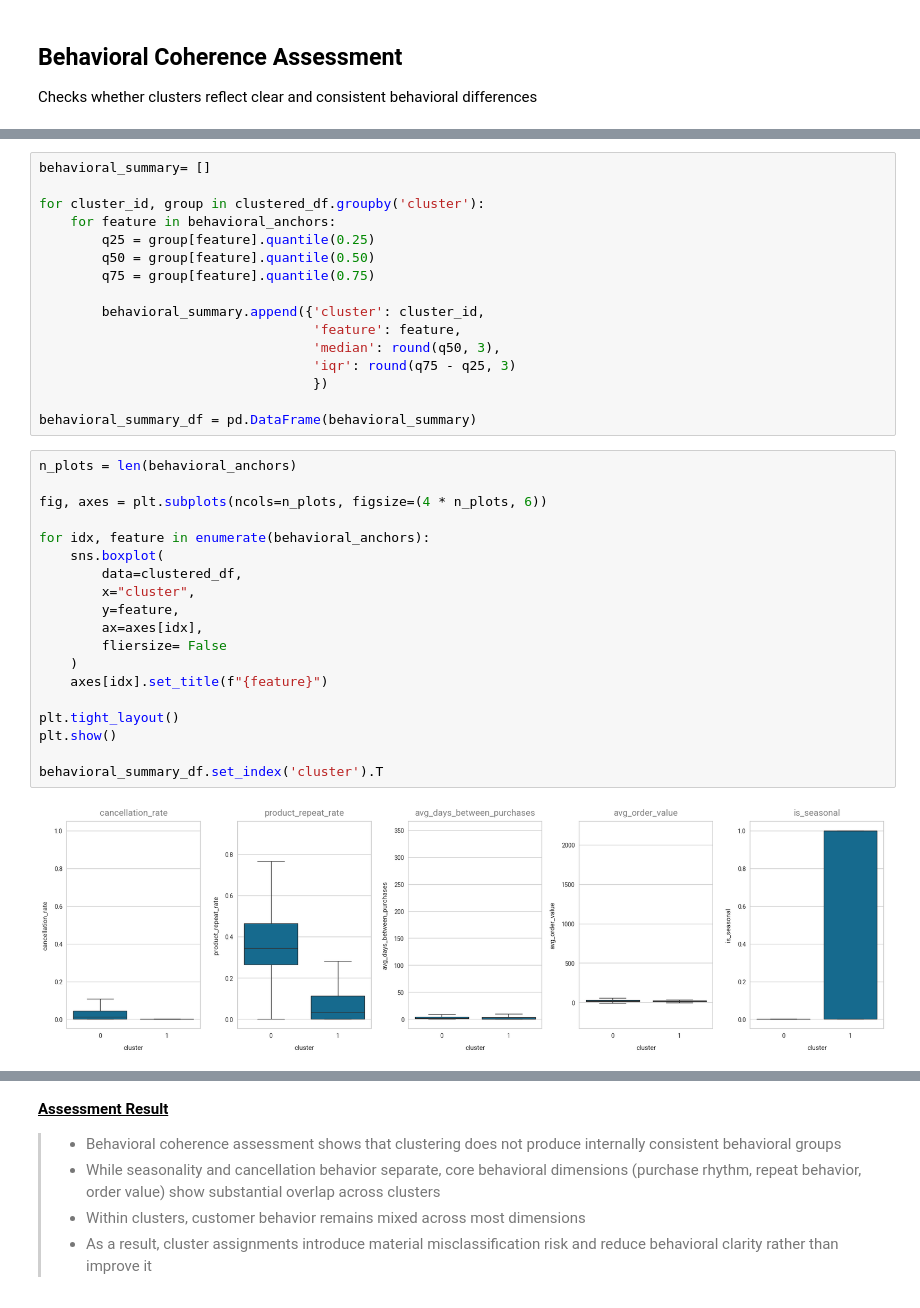
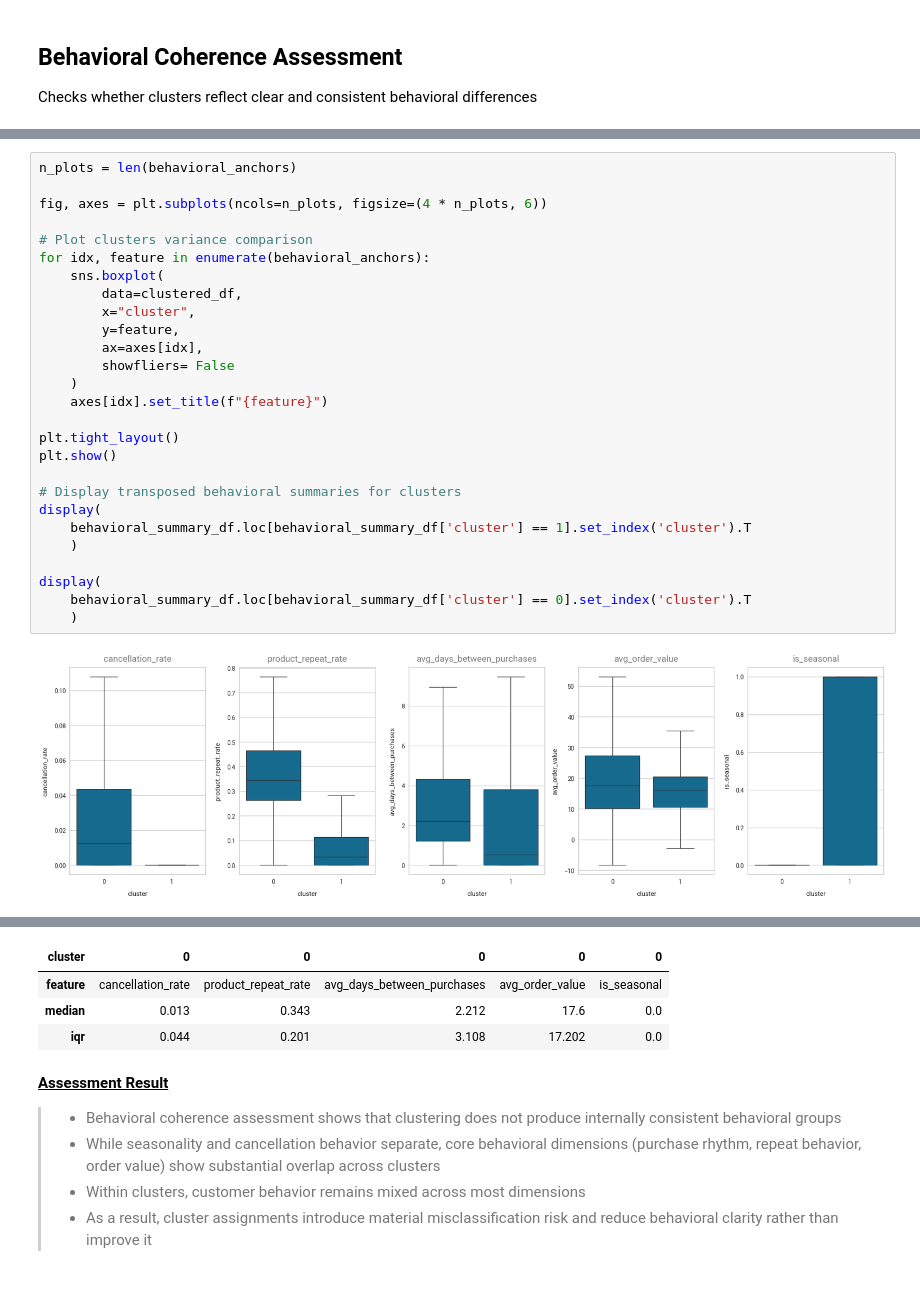
Before and after one commit to BLMgithub/customer-action-prioritization, a Jupyter notebook: notebooks/04_clustering_analysis.ipynb, the cells around one changed output, grey strips where cells are left out. Cells and saved outputs as stored; diff of their text form.

Commit message:
Fix: visual render bug

```diff
--- a/notebooks/04_clustering_analysis.ipynb
+++ b/notebooks/04_clustering_analysis.ipynb
@@ -172,37 +191,29 @@ behavioral_anchors = [
-# %%
-behavioral_summary= []
-
-for cluster_id, group in clustered_df.groupby('cluster'):
-    for feature in behavioral_anchors:
-        q25 = group[feature].quantile(0.25)
-        q50 = group[feature].quantile(0.50)
-        q75 = group[feature].quantile(0.75)
-
-        behavioral_summary.append({'cluster': cluster_id,
-                                   'feature': feature,
-                                   'median': round(q50, 3),
-                                   'iqr': round(q75 - q25, 3)
-                                   })
-
-behavioral_summary_df = pd.DataFrame(behavioral_summary)
 # %%
 n_plots = len(behavioral_anchors)
 
 fig, axes = plt.subplots(ncols=n_plots, figsize=(4 * n_plots, 6))
 
+# Plot clusters variance comparison
 for idx, feature in enumerate(behavioral_anchors):
     sns.boxplot(
         data=clustered_df,
         x="cluster",
         y=feature,
         ax=axes[idx],
-        fliersize= False
+        showfliers= False
     )
     axes[idx].set_title(f"{feature}")
 
 plt.tight_layout()
 plt.show()
 
-behavioral_summary_df.set_index('cluster').T
+# Display transposed behavioral summaries for clusters
+display(
+    behavioral_summary_df.loc[behavioral_summary_df['cluster'] == 1].set_index('cluster').T
+    )
+
+display(
+    behavioral_summary_df.loc[behavioral_summary_df['cluster'] == 0].set_index('cluster').T
+    )
 # %% [output]
-[figure, old version]
+[figure, new version]
@@ -213,3 +224,7 @@ behavioral_summary_df.set_index('cluster').T
+| cluster | 0 | 0 | 0 | 0 | 0 |
+| feature | cancellation_rate | product_repeat_rate | avg_days_between_purchases | avg_order_value | is_seasonal |
+| median | 0.013 | 0.343 | 2.212 | 17.6 | 0.0 |
+| iqr | 0.044 | 0.201 | 3.108 | 17.202 | 0.0 |
 # %% [markdown]
 <ins>**Assessment Result**</ins>
 
```
Also changed, not shown: parts of 3 cells of this notebook.
